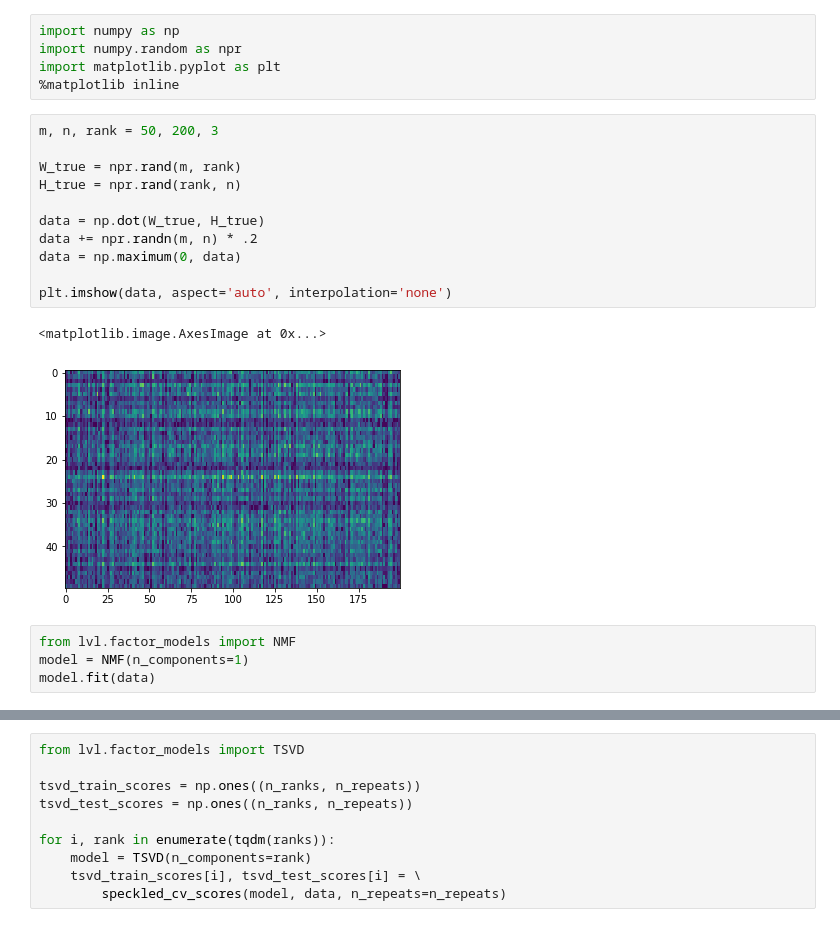
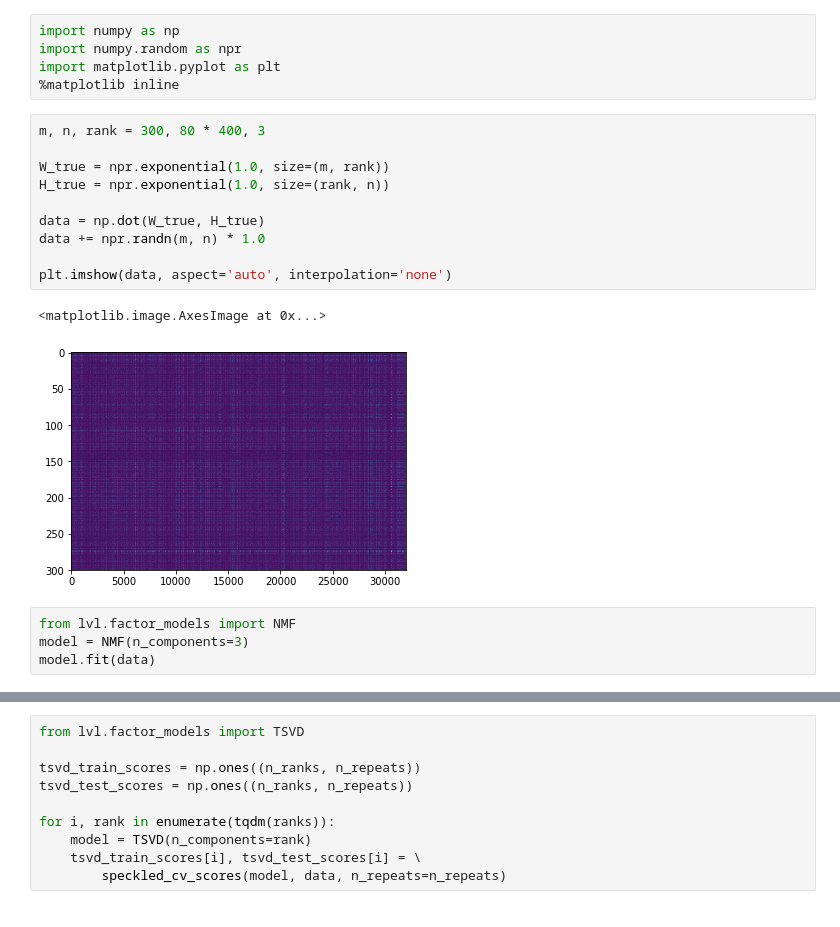
Before and after one commit to ahwillia/lvl, a Jupyter notebook: examples/NMF.ipynb, the cells around one changed output, grey strips where cells are left out. Drawn from its saved outputs; the diff is of its cells as text.

```diff
--- a/examples/NMF.ipynb
+++ b/examples/NMF.ipynb
@@ -4,22 +4,21 @@ import numpy.random as npr
 import matplotlib.pyplot as plt
 %matplotlib inline
 # %%
-m, n, rank = 50, 200, 3
+m, n, rank = 300, 80 * 400, 3
 
-W_true = npr.rand(m, rank)
-H_true = npr.rand(rank, n)
+W_true = npr.exponential(1.0, size=(m, rank))
+H_true = npr.exponential(1.0, size=(rank, n))
 
 data = np.dot(W_true, H_true)
-data += npr.randn(m, n) * .2
-data = np.maximum(0, data)
+data += npr.randn(m, n) * 1.0
 
 plt.imshow(data, aspect='auto', interpolation='none')
 # %% [output]
 <matplotlib.image.AxesImage at 0x...>
-[figure, old version]
+[figure, new version]
 # %%
 from lvl.factor_models import NMF
-model = NMF(n_components=1)
+model = NMF(n_components=3)
 model.fit(data)
 # %%
 W, H = model.factors
```
Also changed, not shown: parts of 4 cells of this notebook, 7 other files.
